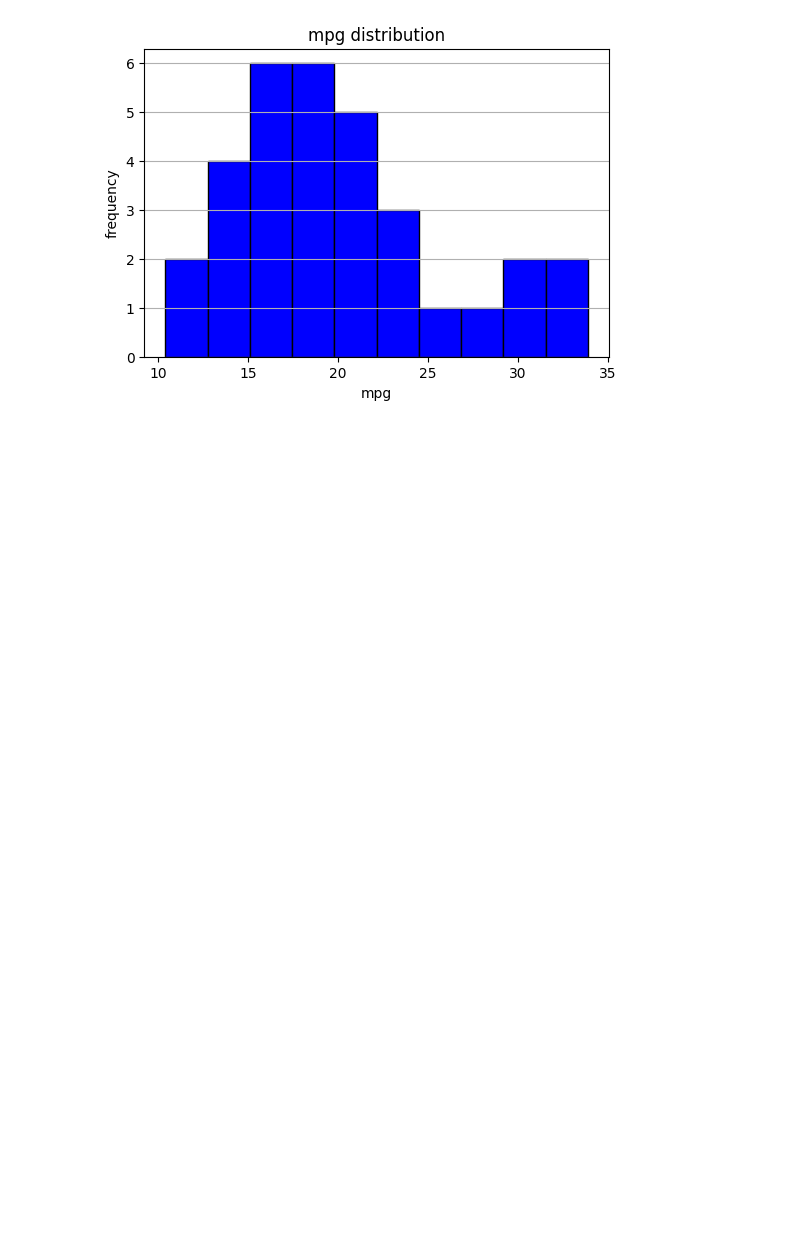
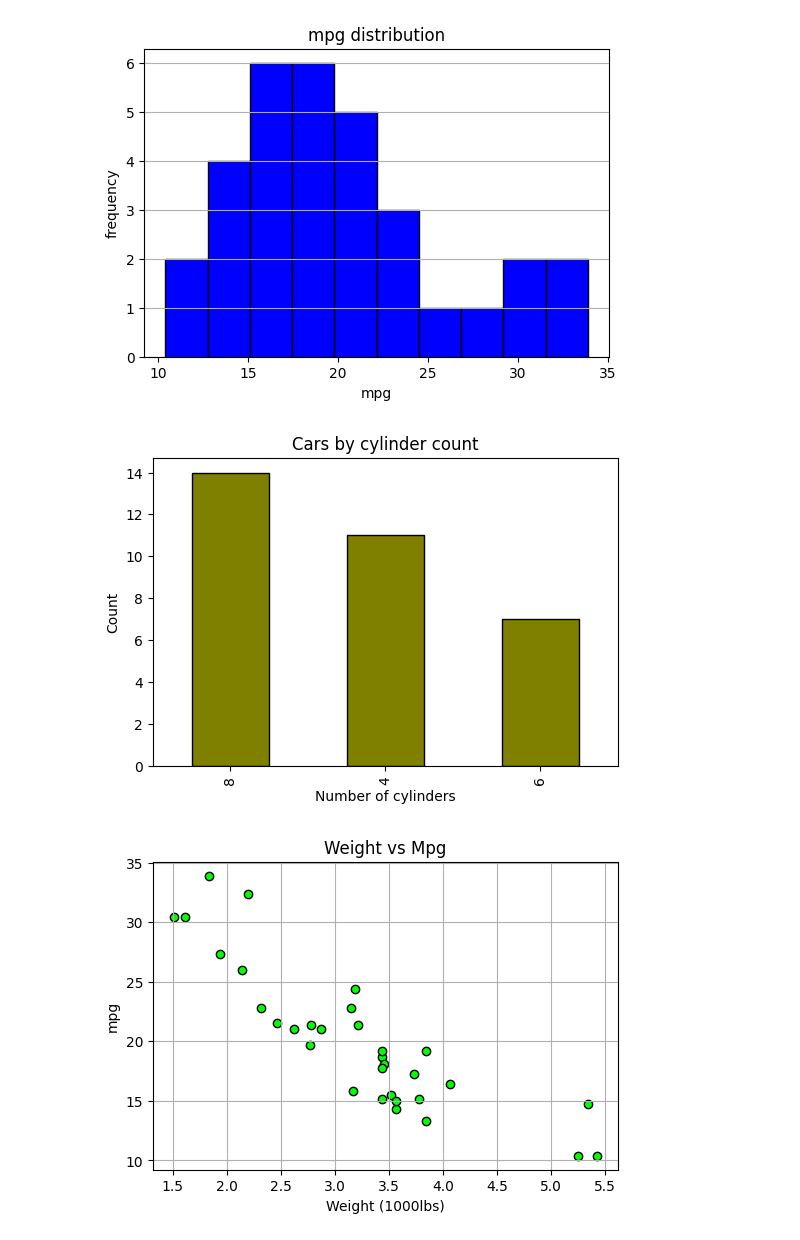
Before and after one commit to hydralgorithm/CSE_mit_lab, a Jupyter notebook: SEM2/dv_lab/midex_pract/lab6.ipynb, the cells around one changed output. Drawn from its saved outputs; the diff is of its cells as text; code cells hidden in the pictures; blank space fills up the shorter version.

```diff
--- a/SEM2/dv_lab/midex_pract/lab6.ipynb
+++ b/SEM2/dv_lab/midex_pract/lab6.ipynb
@@ -15,30 +15,54 @@ print("Car with highest mpg: ",highest_mpg)
 
 cyl_counts = df["cyl"].value_counts()
 print(f"Num of cars by cyl: {cyl_counts}")
 
 plt.figure(figsize=(6,4))
 plt.hist(df["mpg"], bins=10, color="blue",edgecolor="black")
 plt.xlabel("mpg")
 plt.ylabel("frequency")
 plt.title("mpg distribution")
 plt.grid(axis='y')
 plt.show()
+
+plt.figure(figsize=(6,4))
+cyl_counts.plot(kind="bar",color="olive",edgecolor = "black")
+plt.xlabel("Number of cylinders")
+plt.ylabel("Count")
+plt.title("Cars by cylinder count")
+plt.show()
+
+plt.figure(figsize=(6,4))
+plt.scatter(df["wt"],df["mpg"], color = "lime", edgecolor = "black")
+plt.xlabel("Weight (1000lbs)")
+plt.ylabel("mpg")
+plt.title("Weight vs Mpg")
+plt.grid(True)
+plt.show()
+
+plt.figure(figsize=(6,4))
+plt.boxplot(df["mpg"])
+plt.ylabel("Miles per gallon")
+plt.title("Boxplot of mpg")
+plt.grid(axis='y')
+plt.show()
 # %% [output]
 Dataset Loaded!
 
 Dataset info:
 <class 'pandas.core.frame.DataFrame'>
 RangeIndex: 32 entries, 0 to 31
 Data columns (total 12 columns):
  #   Column  Non-Null Count  Dtype
 ---  ------  --------------  -----
  0   model   32 non-null     object
  1   mpg     32 non-null     float64
  2   cyl     32 non-null     int64
  3   disp    32 non-null     float64
 ... (36 lines left out)
 8    14
 4    11
 6     7
 Name: count, dtype: int64
 [figure]
+[figure, added]
+[figure, added]
```
Also changed, not shown: parts of 2 cells of this notebook, 1 other file.
